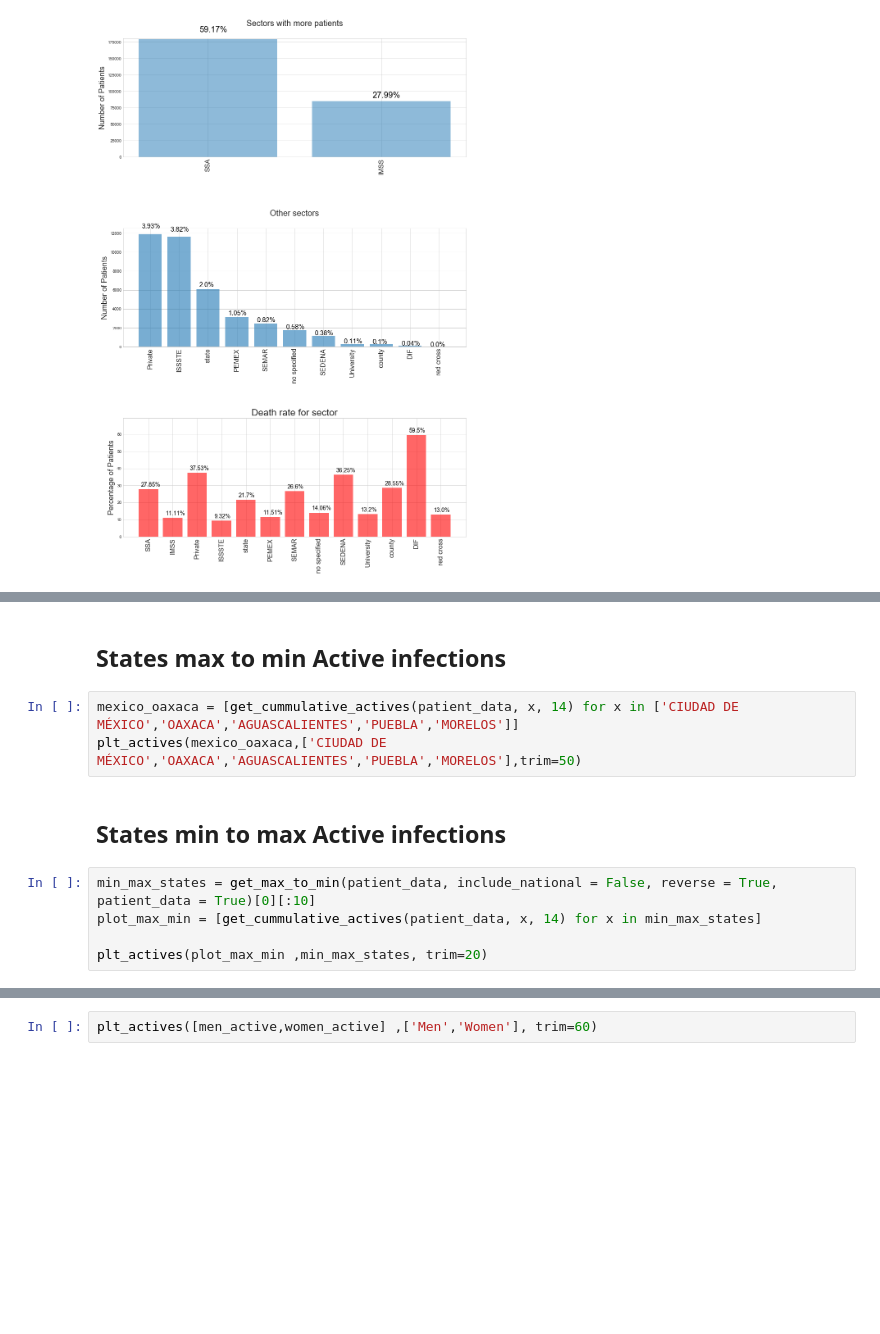
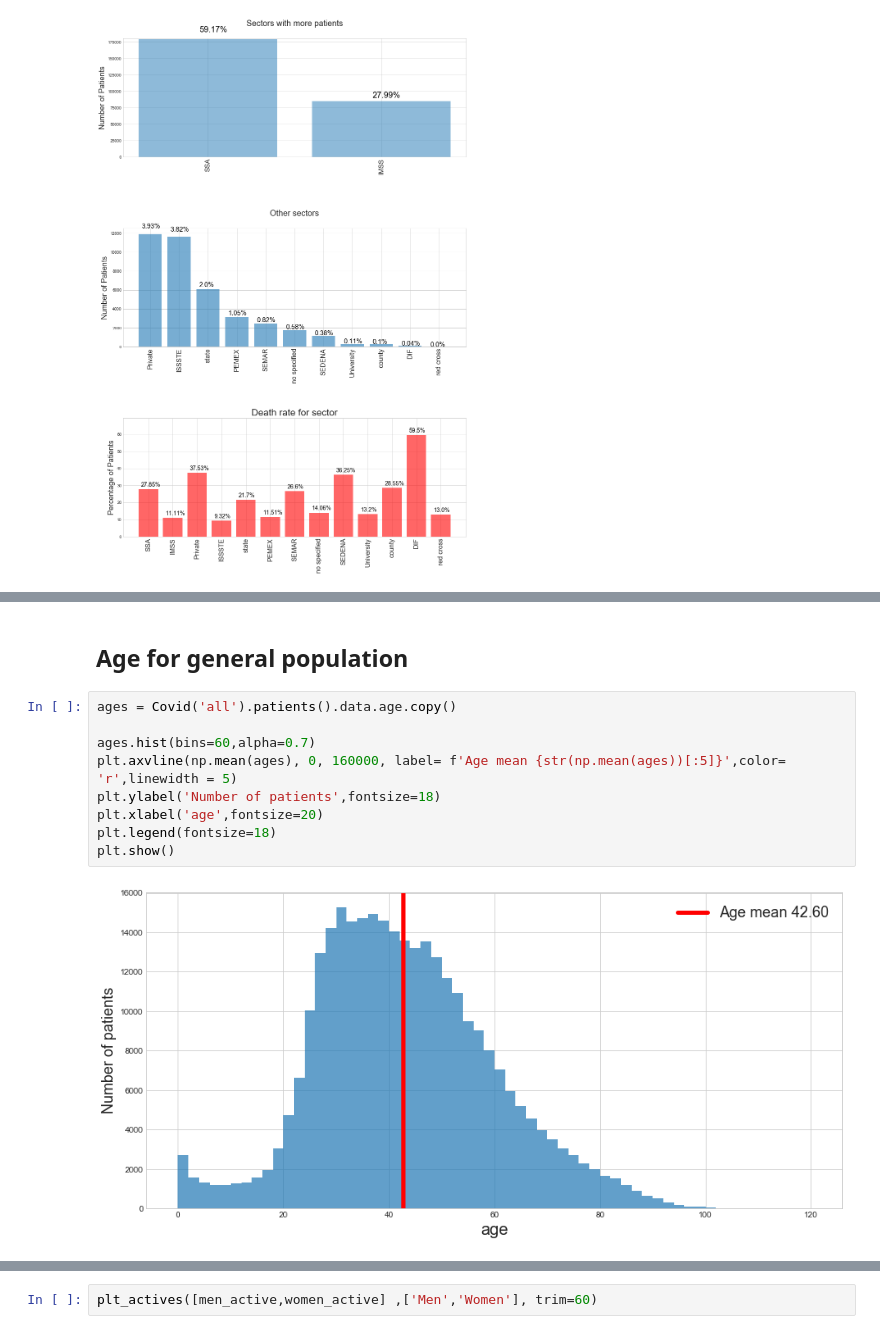
Before and after one commit to mesielepush/Covid19-Mexico-Data-Analysis-Jupyter-Notebook, a Jupyter notebook: MexicoCovidDescriptiveGeneral.ipynb, the cells around one changed output, grey strips where cells are left out. Drawn from its saved outputs; the diff is of its cells as text; blank space fills up the shorter version.

```diff
--- a/MexicoCovidDescriptiveGeneral.ipynb
+++ b/MexicoCovidDescriptiveGeneral.ipynb
@@ -137,13 +100,14 @@ plt_actives([state_data],['National'],trim=60)
-# %% [markdown]
-## States max to min Active infections
-# %%
-mexico_oaxaca = [get_cummulative_actives(patient_data, x, 14) for x in ['CIUDAD DE MÉXICO','OAXACA','AGUASCALIENTES','PUEBLA','MORELOS']]
-plt_actives(mexico_oaxaca,['CIUDAD DE MÉXICO','OAXACA','AGUASCALIENTES','PUEBLA','MORELOS'],trim=50)
-# %% [markdown]
-## States min to max Active infections
-# %%
-min_max_states = get_max_to_min(patient_data, include_national = False, reverse = True, patient_data = True)[0][:10]
-plot_max_min = [get_cummulative_actives(patient_data, x, 14) for x in min_max_states]
-
-plt_actives(plot_max_min ,min_max_states, trim=20)
+# %% [markdown]
+## Age for general population
+# %%
+ages = Covid('all').patients().data.age.copy()
+
+ages.hist(bins=60,alpha=0.7)
+plt.axvline(np.mean(ages), 0, 160000, label= f'Age mean {str(np.mean(ages))[:5]}',color= 'r',linewidth = 5)
+plt.ylabel('Number of patients',fontsize=18)
+plt.xlabel('age',fontsize=20)
+plt.legend(fontsize=18)
+plt.show()
+# %% [output]
+[figure, added]
 # %% [markdown]
```
Also changed, not shown: parts of 19 cells of this notebook, 1 other file.
